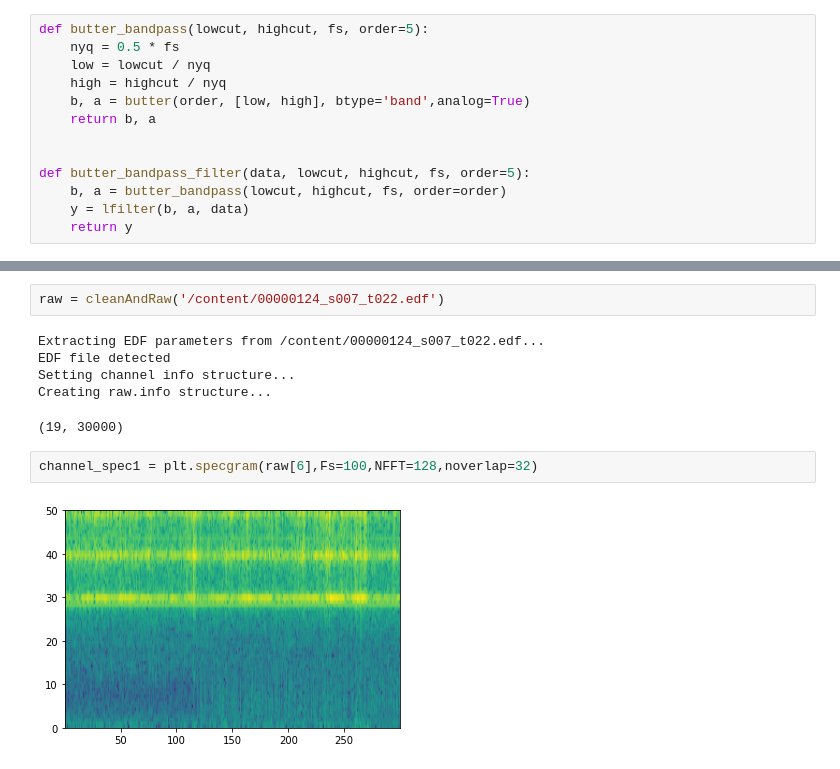
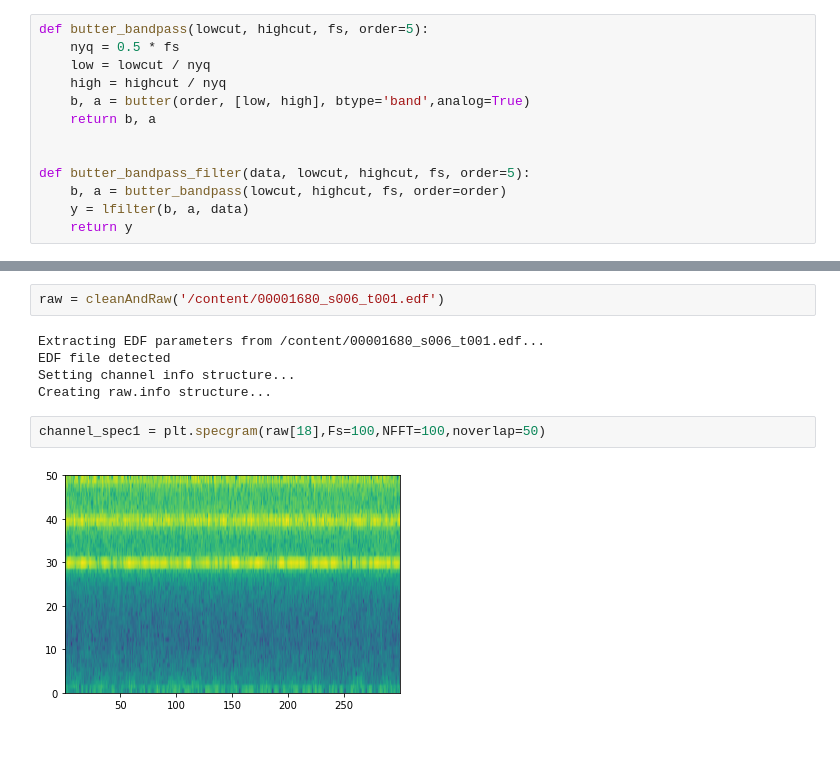
Before and after one commit to roshandcoo7/Medication-from-EEG, a Jupyter notebook: spectrograms/clean_eeg.ipynb, the cells around one changed output, grey strips where cells are left out. Saved outputs shown, nothing was run; the diff lists cells and outputs as text.

Commit message:
edited clean eeg

```diff
--- a/spectrograms/clean_eeg.ipynb
+++ b/spectrograms/clean_eeg.ipynb
@@ -69,14 +73,13 @@ def cleanAndRaw(filePath):
 
         return None
 # %%
-raw = cleanAndRaw('/content/00000124_s007_t022.edf')
+raw = cleanAndRaw('/content/00001680_s006_t001.edf')
 # %% [output]
-Extracting EDF parameters from /content/00000124_s007_t022.edf...
+Extracting EDF parameters from /content/00001680_s006_t001.edf...
 EDF file detected
 Setting channel info structure...
 Creating raw.info structure...
-(19, 30000)
 # %%
-channel_spec1 = plt.specgram(raw[6],Fs=100,NFFT=128,noverlap=32)
+channel_spec1 = plt.specgram(raw[18],Fs=100,NFFT=100,noverlap=50)
 # %% [output]
-[figure, old version]
+[figure, new version]
```
Also changed, not shown: parts of 2 cells of this notebook, 1 other file.
